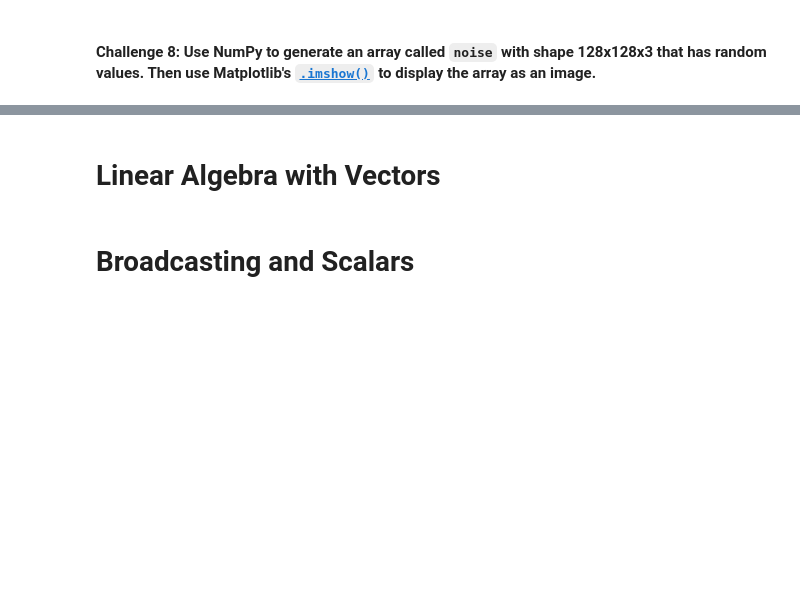
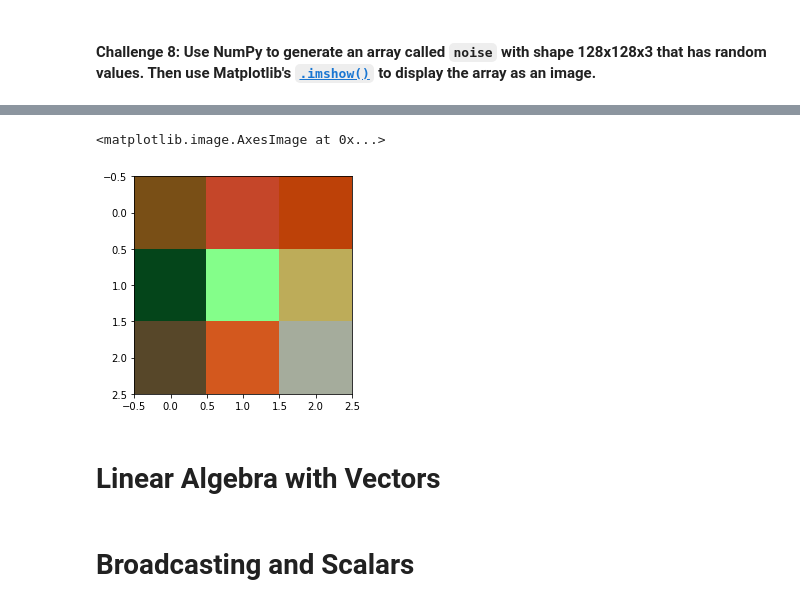
Before and after one commit to LFCamacho-dev/Computation-with-NumPy, a Jupyter notebook: Computation_with_NumPy_and_N_Dimensional_Arrays.ipynb, the cells around one changed output, grey strips where cells are left out. Saved outputs shown, nothing was run; the diff lists cells and outputs as text; code cells hidden in the pictures; blank space fills up the shorter version.

```diff
--- a/Computation_with_NumPy_and_N_Dimensional_Arrays.ipynb
+++ b/Computation_with_NumPy_and_N_Dimensional_Arrays.ipynb
@@ -85,3 +206,8 @@ Hint: Use the [`.random()` function](https://numpy.org/doc/stable/reference/rand
+# %%
+plt.imshow(random_arr)
+# %% [output]
+<matplotlib.image.AxesImage at 0x...>
+[figure, added]
 # %% [markdown]
 # Linear Algebra with Vectors
 # %%
```
Also changed, not shown: parts of 21 cells of this notebook.
